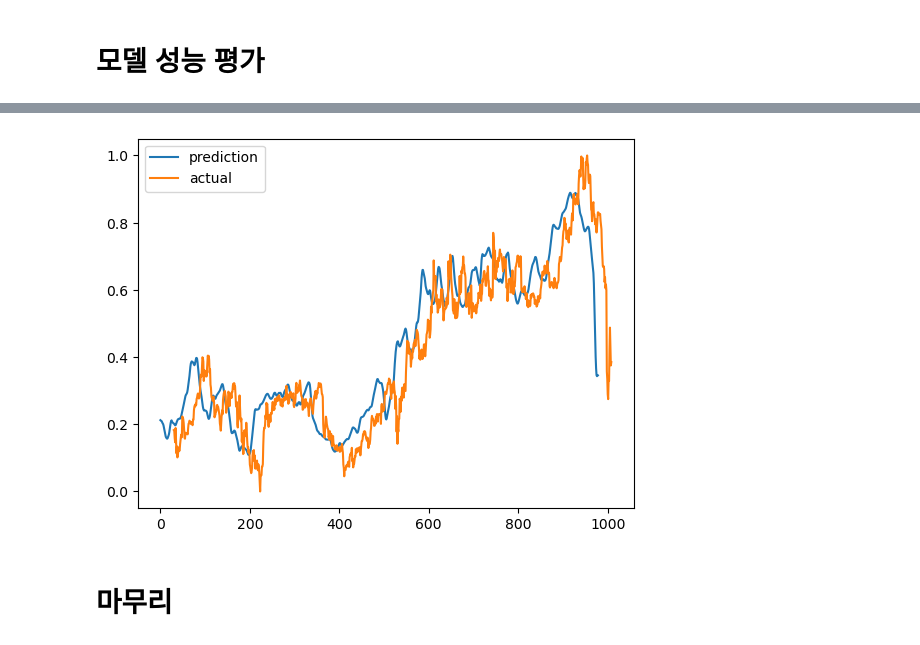
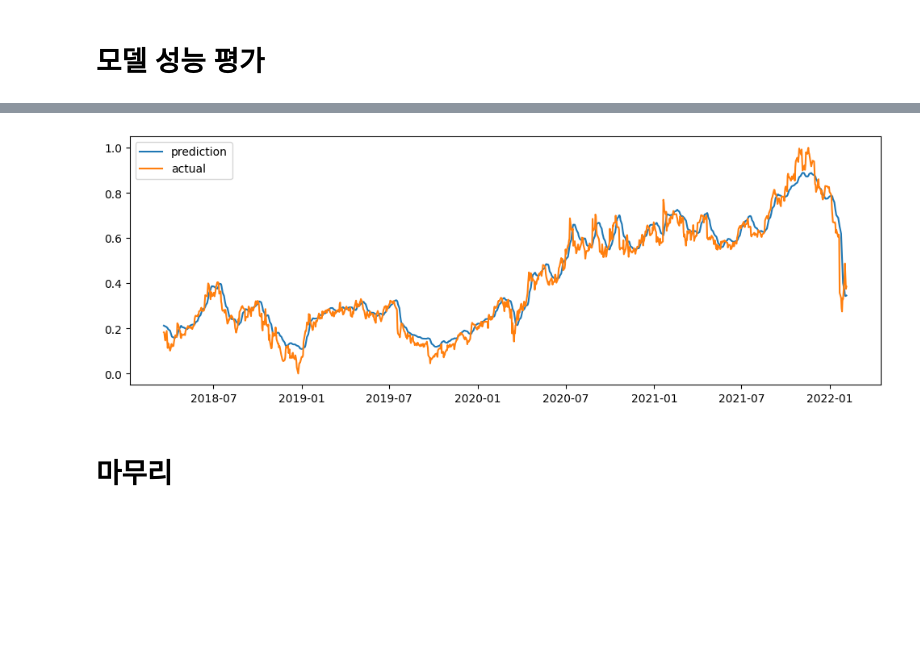
Before and after one commit to restful3/ds4th_study, a Jupyter notebook: source/텐초의 파이토치 딥러닝 특강/06_넷플릭스_주가_예측_RNN_Song.ipynb, the cells around one changed output, grey strips where cells are left out. Drawn from its saved outputs; the diff is of its cells as text; code cells hidden in the pictures; blank space fills up the shorter version.

```diff
--- a/source/텐초의 파이토치 딥러닝 특강/06_넷플릭스_주가_예측_RNN_Song.ipynb
+++ b/source/텐초의 파이토치 딥러닝 특강/06_넷플릭스_주가_예측_RNN_Song.ipynb
@@ -255,0 +266,7 @@ total_loss.item()
+# %%
+date_index = df.Date[30:].values
+# %%
+df_preds = pd.DataFrame({'date':date_index, 'preds':preds, 'actual':dataset.label[30:]})
+df_preds['date'] = pd.to_datetime(df_preds['date'])
+df_preds.set_index('date', inplace=True)
+df_preds
@@ -256,10 +288,11 @@ total_loss.item()
 # %%
-plt.plot(preds, label='prediction')
-plt.plot(dataset.label[30:], label='actual')
+plt.figure(figsize=(12, 4))
+plt.plot(df_preds['preds'], label='prediction')
+plt.plot(df_preds['actual'], label='actual')
 plt.legend()
 plt.show()
 # %% [output]
-[figure, old version]
+[figure, new version]
 # %% [markdown]
 # 마무리
 # %% [markdown]
```
Also changed, not shown: parts of 10 cells of this notebook, 3 other files.
